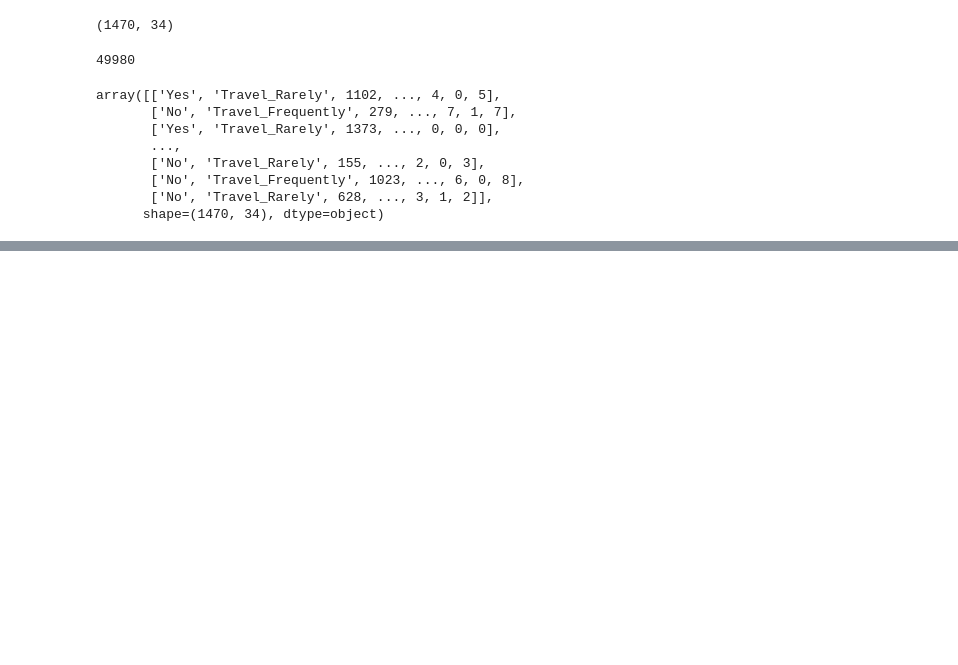
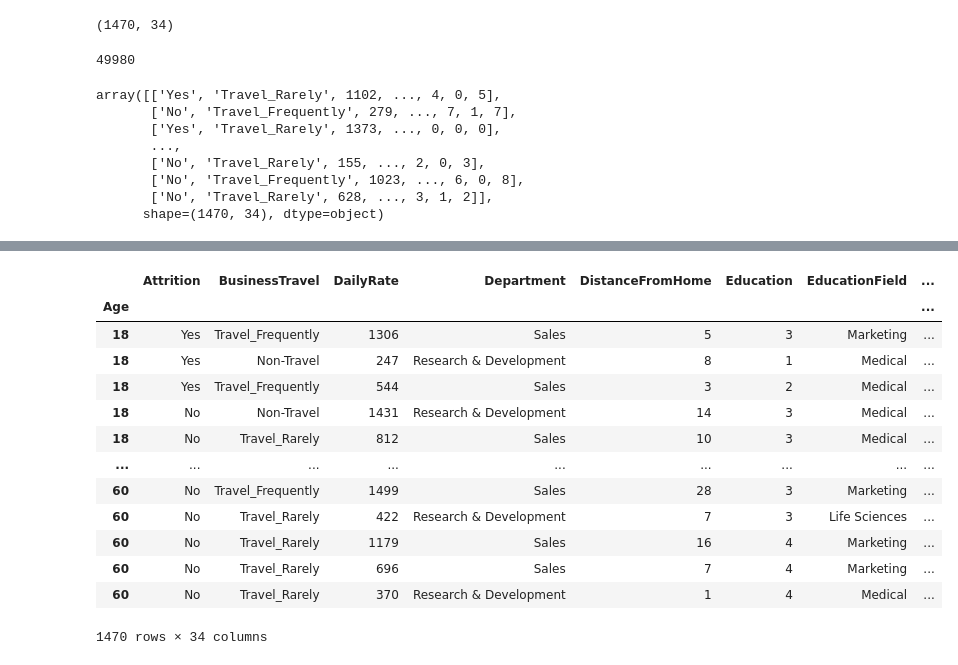
Before and after one commit to Roopa-KR/Python-Concepts, a Jupyter notebook: pandas.ipynb, the cells around one changed output, grey strips where cells are left out. Drawn from its saved outputs; the diff is of its cells as text; code cells hidden in the pictures; blank space fills up the shorter version.

```diff
--- a/pandas.ipynb
+++ b/pandas.ipynb
@@ -441,0 +485,17 @@ AttributeError: 'DataFrame' object has no attribute 'iteritems'
+# %%
+df.sort_index()                    # sort index
+# %% [output]
+|  | Attrition | BusinessTravel | DailyRate | Department | DistanceFromHome | Education | EducationField | ... |
+| Age |  |  |  |  |  |  |  | ... |
+| 18 | Yes | Travel_Frequently | 1306 | Sales | 5 | 3 | Marketing | ... |
+| 18 | Yes | Non-Travel | 247 | Research & Development | 8 | 1 | Medical | ... |
+| 18 | Yes | Travel_Frequently | 544 | Sales | 3 | 2 | Medical | ... |
+| 18 | No | Non-Travel | 1431 | Research & Development | 14 | 3 | Medical | ... |
+| 18 | No | Travel_Rarely | 812 | Sales | 10 | 3 | Medical | ... |
+| ... | ... | ... | ... | ... | ... | ... | ... | ... |
+| 60 | No | Travel_Frequently | 1499 | Sales | 28 | 3 | Marketing | ... |
+| 60 | No | Travel_Rarely | 422 | Research & Development | 7 | 3 | Life Sciences | ... |
+| 60 | No | Travel_Rarely | 1179 | Sales | 16 | 4 | Marketing | ... |
+| 60 | No | Travel_Rarely | 696 | Sales | 7 | 4 | Marketing | ... |
+| 60 | No | Travel_Rarely | 370 | Research & Development | 1 | 4 | Medical | ... |
+1470 rows × 34 columns
```
Also changed, not shown: parts of 6 cells of this notebook.
